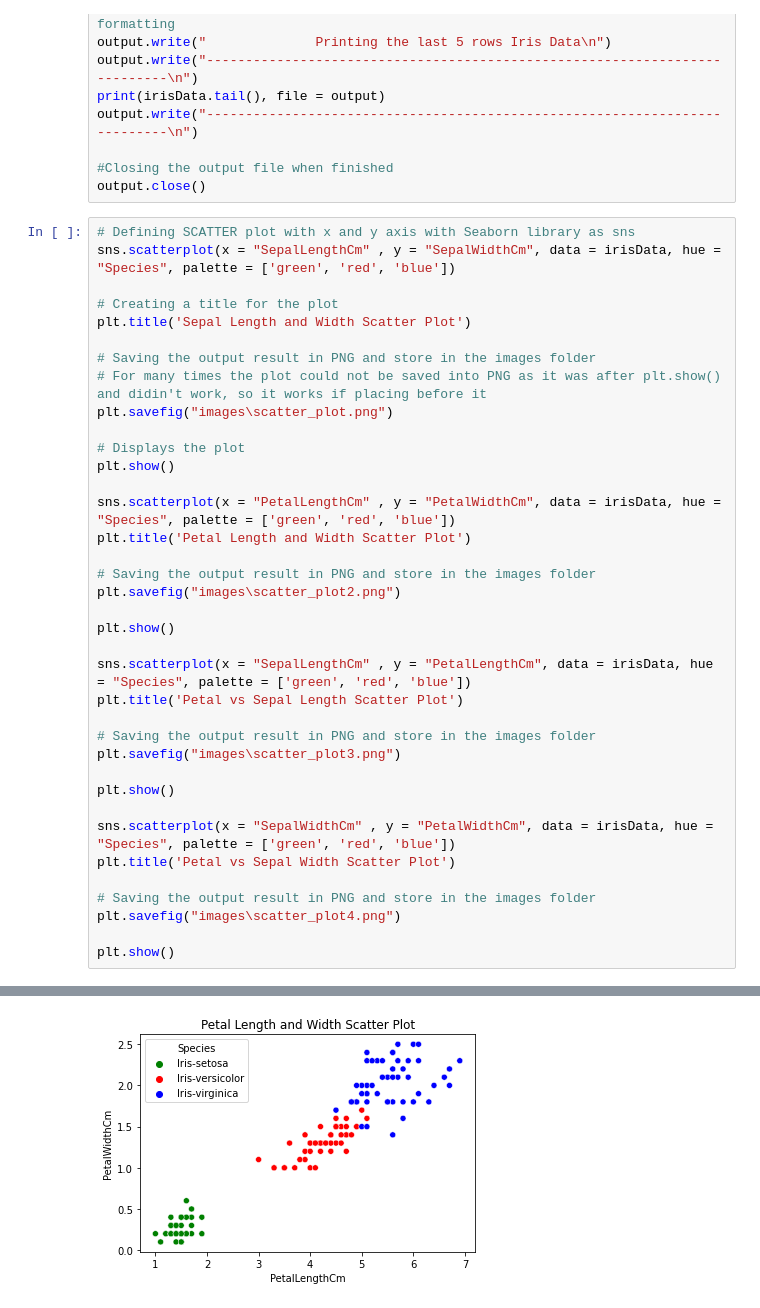
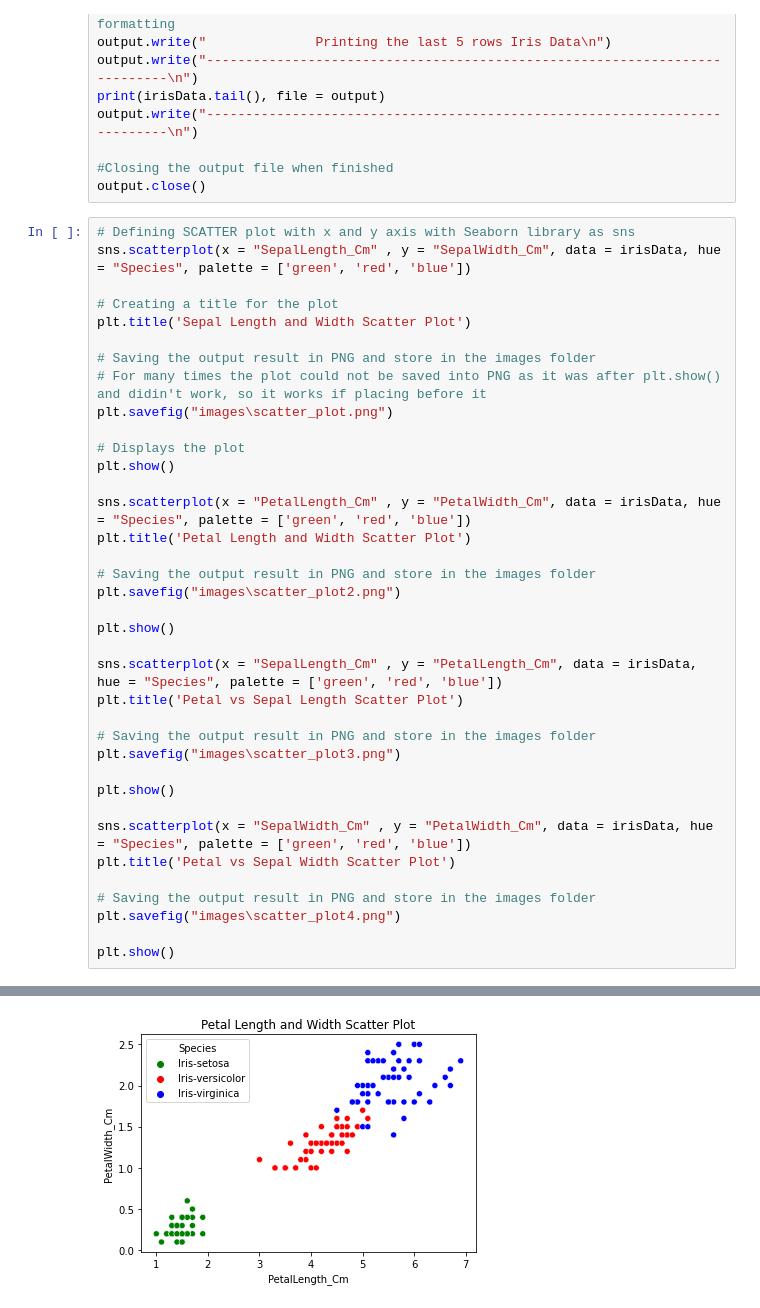
Before and after one commit to splitcomma/pands-project, a Jupyter notebook: analysis.ipynb, the cells around one changed output, grey strips where cells are left out. Cells and saved outputs as stored; diff of their text form.

Commit message:
fixing histogram

```diff
--- a/analysis.ipynb
+++ b/analysis.ipynb
@@ -99,7 +99,7 @@ output.write("------------------------------------------------------------------
 output.close()
 # %%
 # Defining SCATTER plot with x and y axis with Seaborn library as sns
-sns.scatterplot(x = "SepalLengthCm" , y = "SepalWidthCm", data = irisData, hue = "Species", palette = ['green', 'red', 'blue'])
+sns.scatterplot(x = "SepalLength_Cm" , y = "SepalWidth_Cm", data = irisData, hue = "Species", palette = ['green', 'red', 'blue'])
 
 # Creating a title for the plot
 plt.title('Sepal Length and Width Scatter Plot')
@@ -111,7 +111,7 @@ plt.savefig("images\scatter_plot.png")
 # Displays the plot
 plt.show()
 
-sns.scatterplot(x = "PetalLengthCm" , y = "PetalWidthCm", data = irisData, hue = "Species", palette = ['green', 'red', 'blue'])
+sns.scatterplot(x = "PetalLength_Cm" , y = "PetalWidth_Cm", data = irisData, hue = "Species", palette = ['green', 'red', 'blue'])
 plt.title('Petal Length and Width Scatter Plot')
 
 # Saving the output result in PNG and store in the images folder
@@ -119,7 +119,7 @@ plt.savefig("images\scatter_plot2.png")
 
 plt.show()
 
-sns.scatterplot(x = "SepalLengthCm" , y = "PetalLengthCm", data = irisData, hue = "Species", palette = ['green', 'red', 'blue'])
+sns.scatterplot(x = "SepalLength_Cm" , y = "PetalLength_Cm", data = irisData, hue = "Species", palette = ['green', 'red', 'blue'])
 plt.title('Petal vs Sepal Length Scatter Plot')
 
 # Saving the output result in PNG and store in the images folder
@@ -127,7 +127,7 @@ plt.savefig("images\scatter_plot3.png")
 
 plt.show()
 
-sns.scatterplot(x = "SepalWidthCm" , y = "PetalWidthCm", data = irisData, hue = "Species", palette = ['green', 'red', 'blue'])
+sns.scatterplot(x = "SepalWidth_Cm" , y = "PetalWidth_Cm", data = irisData, hue = "Species", palette = ['green', 'red', 'blue'])
 plt.title('Petal vs Sepal Width Scatter Plot')
 
 # Saving the output result in PNG and store in the images folder
@@ -139 +139 @@ plt.show()
-[figure, old version]
+[figure, new version]
```
Also changed, not shown: parts of 7 cells of this notebook, 12 other files.
